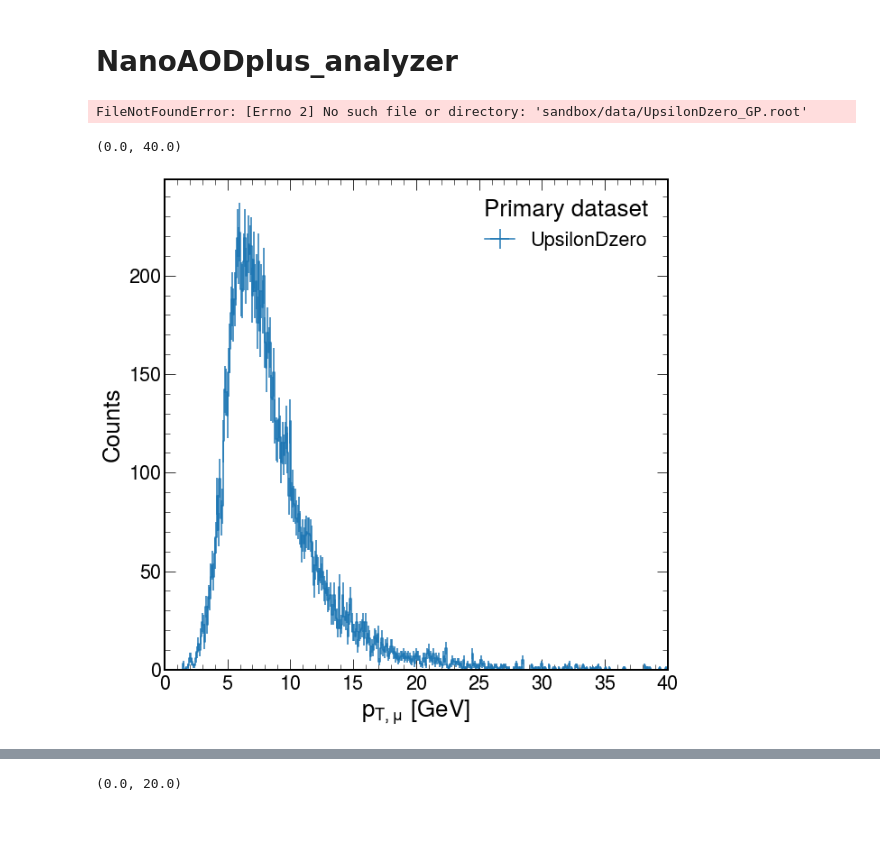
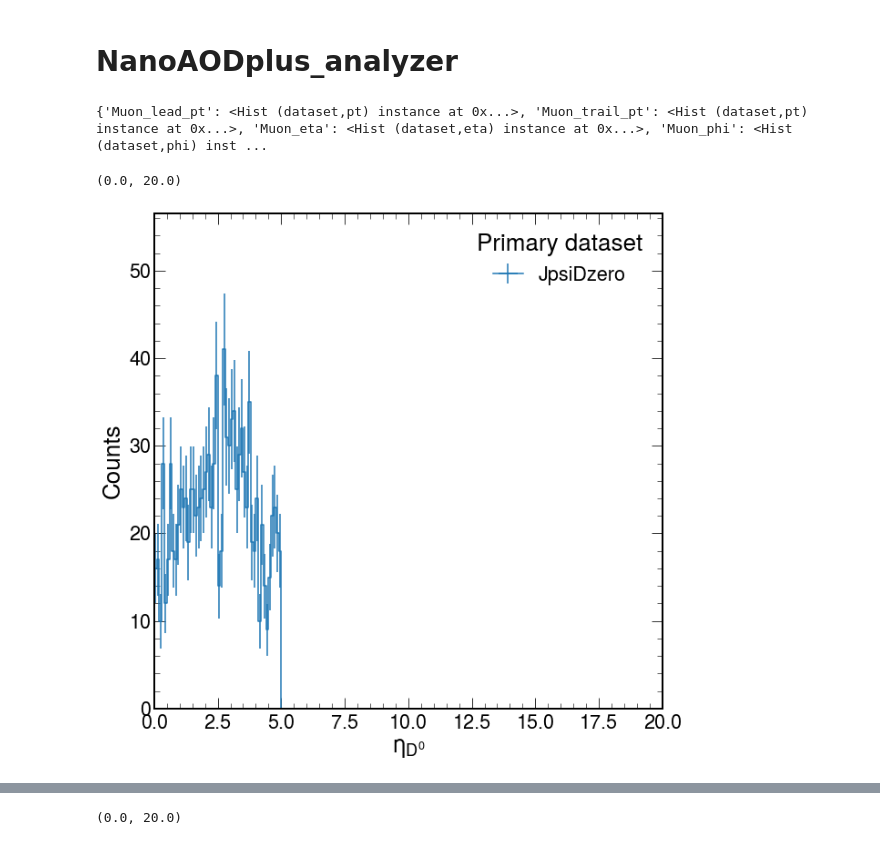
Before and after one commit to kevimota/OniaOpenCharmRun2ULAna, a Jupyter notebook: GenParticle_analyzer.ipynb, the cells around one changed output, grey strips where cells are left out. Cells and saved outputs as stored; diff of their text form; code cells hidden in the pictures.

Commit message:
Dplus reconstructed added

```diff
--- a/GenParticle_analyzer.ipynb
+++ b/GenParticle_analyzer.ipynb
@@ -18,7 +18,7 @@ plt.style.use(hep.style.CMS)
 # %%
 tstart = time.time()
 
-files = {'UpsilonDzero': ['sandbox/data/UpsilonDzero_GP.root']}
+files = {'JpsiDzero': ['/afs/cern.ch/work/m/mabarros/public/MonteCarlo/CMSSW_10_6_12/src/show.root']}
 
 output = processor.run_uproot_job(files,
                                   treename='Events',
@@ -34,10 +34,10 @@ output = processor.run_uproot_job(files,
 elapsed = time.time() - tstart
 print(output)
 # %% [output]
-FileNotFoundError: [Errno 2] No such file or directory: 'sandbox/data/UpsilonDzero_GP.root'
+{'Muon_lead_pt': <Hist (dataset,pt) instance at 0x...>, 'Muon_trail_pt': <Hist (dataset,pt) instance at 0x...>, 'Muon_eta': <Hist (dataset,eta) instance at 0x...>, 'Muon_phi': <Hist (dataset,phi) inst ...
 # %%
-ax = hist.plot1d(output['Muon_lead_pt'], overlay='dataset')
-ax.set_xlim(0,40)
+ax = hist.plot1d(output['Dplus_rec_eta'], overlay='dataset')
+ax.set_xlim(0, 20)
 # %% [output]
-(0.0, 40.0)
+(0.0, 20.0)
-[figure, old version]
+[figure, new version]
```
Also changed, not shown: parts of 1 cell of this notebook, 3 other files.
